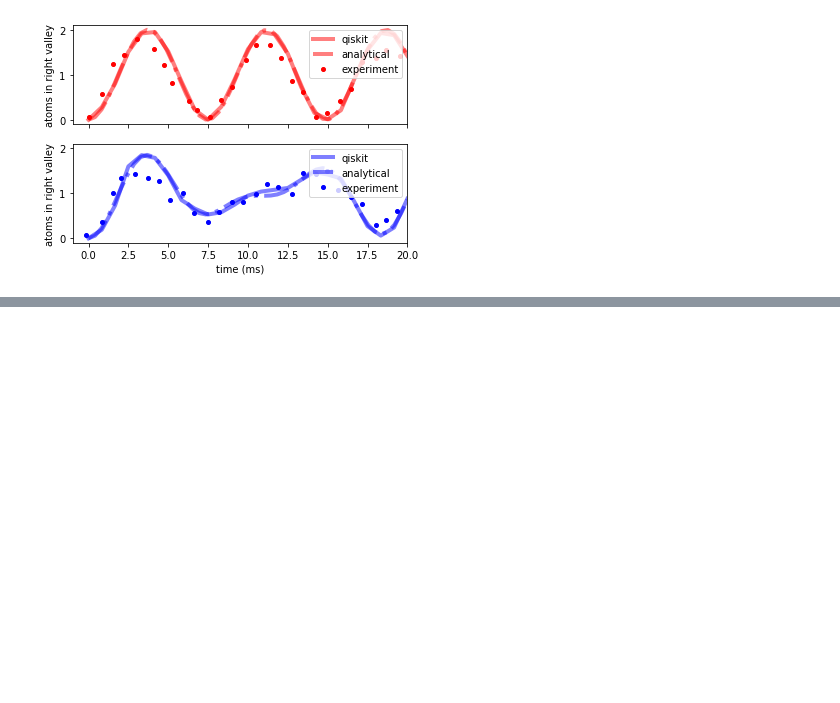
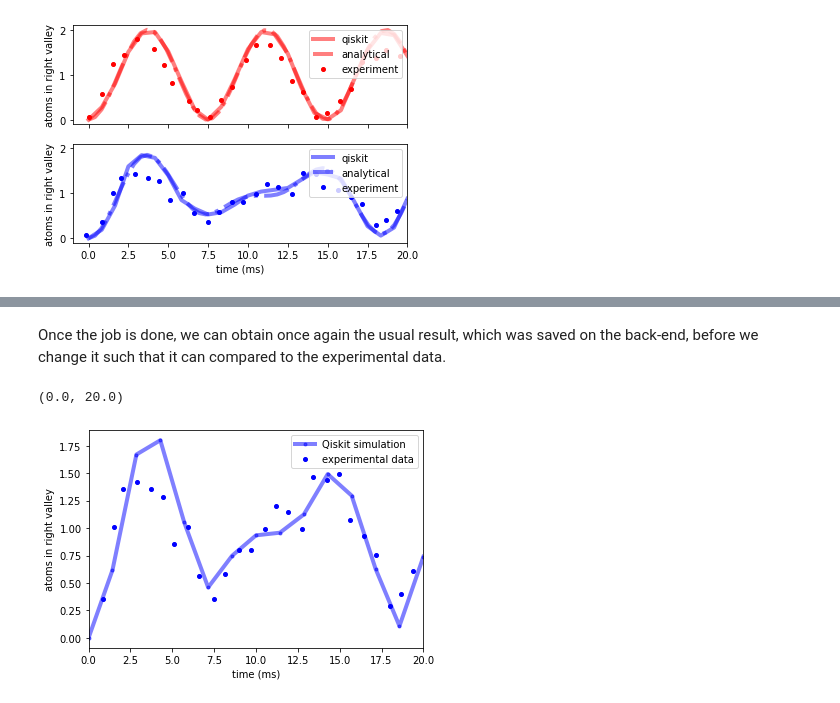
Before and after one commit to qiskit-community/qiskit-cold-atom, a Jupyter notebook: docs/tutorials/08_fermions_in_double_well.ipynb, the cells around one changed output, grey strips where cells are left out. Saved outputs shown, nothing was run; the diff lists cells and outputs as text; code cells hidden in the pictures; blank space fills up the shorter version.

```diff
--- a/docs/tutorials/08_fermions_in_double_well.ipynb
+++ b/docs/tutorials/08_fermions_in_double_well.ipynb
@@ -440,0 +497,11 @@ ax1.set_xlim(-1, 20)
+# %%
+circuit2_list = [
+    circuit2.bind_parameters(
+        {
+            theta_j: (theta1 / Ntrott) % (2 * np.pi),
+            theta_u: (theta2 / Ntrott) % (2 * np.pi),
+        }
+    )
+    for (theta1, theta2) in zip(theta_js, theta_us)
+]
+job2 = fermion_device_backend.run(circuit2_list, shots=500)
@@ -440,0 +519,30 @@ ax1.set_xlim(-1, 20)
+# %% [markdown]
+Once the job is done, we can obtain once again the usual result, which was saved on the back-end, before we change it such that it can compared to the experimental data.
+# %%
+result2 = job_retrieved2.result()
+outcomes2 = [result2.get_memory(i) for i in range(len(circuit2_list))]
+for i in range(Ntimes):
+    means_int[i] = (
+        np.array(list(map(str.split, outcomes2[i]))).astype("int").sum(axis=1).mean()
+    )
+
+
+f, ax2 = plt.subplots(1, 1, sharex=True, sharey=True)
+
+ax2.plot(
+    times * 1e3, means_int, "b.-", label="Qiskit simulation", linewidth=4, alpha=0.5
+)
+ax2.plot(
+    with_int_time,
+    with_int_nR,
+    "bo",
+    label="experimental data",
+    markersize=4,
+)
+ax2.set_ylabel(r"atoms in right valley")
+ax2.set_xlabel(r"time (ms)")
+ax2.legend()
+ax2.set_xlim(0, 20)
+# %% [output]
+(0.0, 20.0)
+[figure, added]
```
Also changed, not shown: parts of 11 cells of this notebook, 1 other file.
